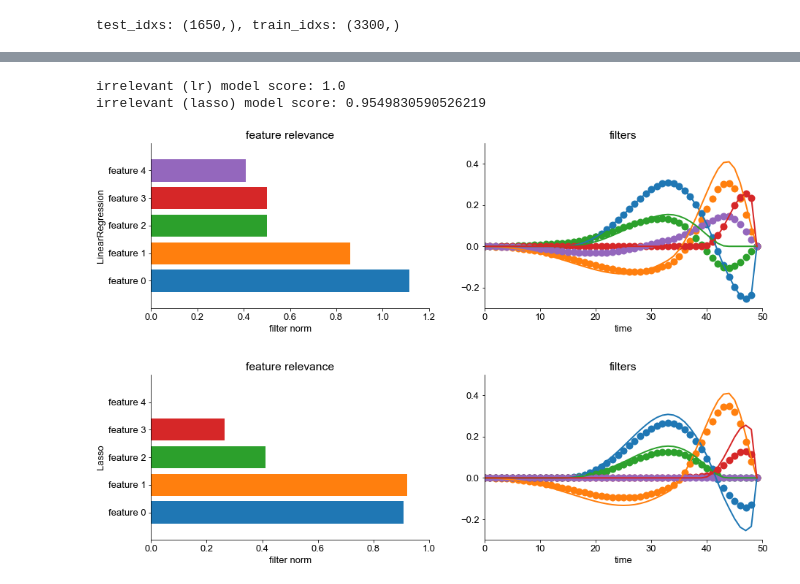
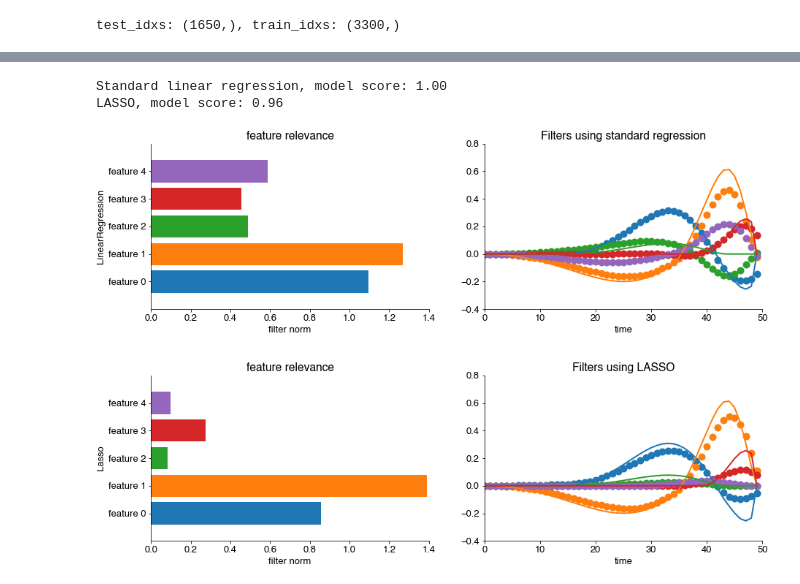
Before and after one commit to janclemenslab/glm_utils, a Jupyter notebook: demo/multiple_inputs.ipynb, the cells around one changed output, grey strips where cells are left out. Saved outputs shown, nothing was run; the diff lists cells and outputs as text; code cells hidden in the pictures.

Commit message:
edits to structure and text

```diff
--- a/demo/multiple_inputs.ipynb
+++ b/demo/multiple_inputs.ipynb
@@ -55,6 +75,6 @@ Tip: glm_utils also contains a function to generate laplacian bases (laplacian_p
 # %%
 # define bases
-B = raised_cosine(1, 5, [1, 23], 9)
+B = raised_cosine(0, 5, [1, 23], 9, window_size)
 B_multi = multifeature_basis(B, ninputs)  # should explain what/why we do this here
 basis_multi_projection = BasisProjection(B_multi)  # should explain what/why we do this here
 window_size, nbases = B.shape
@@ -247,7 +261,7 @@ X_irrelevant_b = basis_projection_irrelevant.transform(X_irrelevant)
 # train
 lr = lm.LinearRegression()
 lr.fit(X_irrelevant_b[train_idxs], ymulti[train_idxs])
-print(f'irrelevant model score: {lr.score(X_irrelevant_b[test_idxs], ymulti[test_idxs])}')
+print(f'irrelevant model score: {lr.score(X_irrelevant_b[test_idxs], ymulti[test_idxs]):1.2f}')
 
 # reconstruct
 basis_weights = lr.coef_
@@ -259,8 +273,8 @@ features_names = [f'feature {ii}' for ii in range(ninputs+1)]
 plt.figure(figsize=[15,5])
 plt.subplot(121)
 for ii in range(ninputs+1):
-    frob_norm = np.linalg.norm(estimated_filters[ii])
-    plt.barh(ii,frob_norm)
+    filt_norm = np.linalg.norm(estimated_filters[ii])
+    plt.barh(ii,filt_norm)
 plt.yticks(np.arange(ninputs+1),features_names)
 plt.xlabel('filter norm')
 plt.title('feature relevance')
@@ -323,9 +339,9 @@ features_names = [f'feature {ii}' for ii in range(ninputs+1)]
 plt.figure(figsize=[15,10])
 plt.subplot(221)
 for ii in range(ninputs+1):
-    frob_norm = np.linalg.norm(estimated_filters_list[ii])
-    plt.barh(ii,frob_norm)
-    plt.text(frob_norm+0.05, ii, s=f"{scores_list[ii]:0.2f}")
+    filt_norm = np.linalg.norm(estimated_filters_list[ii])
+    plt.barh(ii,filt_norm)
+    plt.text(filt_norm+0.05, ii, s=f"{scores_list[ii]:0.2f}")
 plt.yticks(np.arange(ninputs+1),features_names)
 plt.xlabel('filter norm (model score in text)')
 plt.title('feature relevance')
@@ -337,13 +353,13 @@ for ii in range(ninputs+1):
 plt.gca().set_prop_cycle(None)
 plt.plot(filters, linewidth=2)
 plt.xlabel('time')
-plt.title('filters')
+plt.title('Single-feature filters')
 
 plt.subplot(223)
 for ii in range(ninputs+1):
-    frob_norm = np.linalg.norm(integrated_model_filters[ii])
-    plt.barh(ii,frob_norm)
-    plt.text(frob_norm+0.05, ii, s=f"{integrated_model_score:0.2f}")
+    filt_norm = np.linalg.norm(integrated_model_filters[ii])
+    plt.barh(ii, filt_norm)
+    plt.text(filt_norm+0.05, ii, s=f"{integrated_model_score:0.2f}")
 plt.yticks(np.arange(ninputs+1),features_names)
 plt.xlabel('filter norm (model score in text)')
 plt.title('feature relevance')
@@ -355,7 +371,7 @@ for ii in range(ninputs+1):
 plt.gca().set_prop_cycle(None)
 plt.plot(filters, linewidth=2)
 plt.xlabel('time')
-plt.title('filters')
+plt.title('Multi-feature filters')
 plt.subplots_adjust(hspace=0.4)
 plt.show()
 # %% [output]
@@ -386,12 +404,12 @@ X_redundant_b = basis_projection_redundant.transform(X_redundant)
 # train
 lr = lm.LinearRegression()
 lr.fit(X_redundant_b[train_idxs], ymulti[train_idxs])
-print(f'irrelevant (lr) model score: {lr.score(X_redundant_b[test_idxs], ymulti[test_idxs])}')
+print(f'Standard linear regression, model score: {lr.score(X_redundant_b[test_idxs], ymulti[test_idxs]):1.2f}')
 
 # train (with lasso)
 lr_lasso = lm.Lasso()
 lr_lasso.fit(X_redundant_b[train_idxs], ymulti[train_idxs])
-print(f'irrelevant (lasso) model score: {lr_lasso.score(X_redundant_b[test_idxs], ymulti[test_idxs])}')
+print(f'LASSO, model score: {lr_lasso.score(X_redundant_b[test_idxs], ymulti[test_idxs]):1.2f}')
 
 # reconstruct
 basis_weights = lr.coef_
@@ -408,39 +426,39 @@ features_names = [f'feature {ii}' for ii in range(ninputs+1)]
 plt.figure(figsize=[15,10])
 plt.subplot(221)
 for ii in range(ninputs+1):
-    frob_norm = np.linalg.norm(estimated_filters[ii])
-    plt.barh(ii,frob_norm)
+    filt_norm = np.linalg.norm(estimated_filters[ii])
+    plt.barh(ii, filt_norm)
 plt.yticks(np.arange(ninputs+1),features_names)
 plt.xlabel('filter norm')
 plt.title('feature relevance')
 plt.ylabel('LinearRegression')
 plt.subplot(222)
 for ii in range(ninputs+1):
     plt.plot(estimated_filters[ii], 'o', linewidth=2, markersize=10)
 plt.gca().set_prop_cycle(None)
 plt.plot(filters, linewidth=2)
 plt.xlabel('time')
-plt.title('filters')
+plt.title('Filters using standard regression')
 
 # relevance plot for lasso
 plt.subplot(223)
 for ii in range(ninputs+1):
-    frob_norm = np.linalg.norm(estimated_filters_lasso[ii])
-    plt.barh(ii,frob_norm)
+    filt_norm = np.linalg.norm(estimated_filters_lasso[ii])
+    plt.barh(ii,filt_norm)
 plt.yticks(np.arange(ninputs+1),features_names)
 plt.xlabel('filter norm')
 plt.title('feature relevance')
 plt.ylabel('Lasso')
 plt.subplot(224)
 for ii in range(ninputs+1):
     plt.plot(estimated_filters_lasso[ii], 'o', linewidth=2, markersize=10)
 plt.gca().set_prop_cycle(None)
 plt.plot(filters, linewidth=2)
 plt.xlabel('time')
-plt.title('filters')
+plt.title('Filters using LASSO')
 plt.subplots_adjust(hspace=0.4,wspace=0.2)
 plt.show()
 # %% [output]
-irrelevant (lr) model score: 1.0
-irrelevant (lasso) model score: 0.9549830590526219
+Standard linear regression, model score: 1.00
+LASSO, model score: 0.96
-[figure, old version]
+[figure, new version]
```
Also changed, not shown: parts of 39 cells of this notebook.
